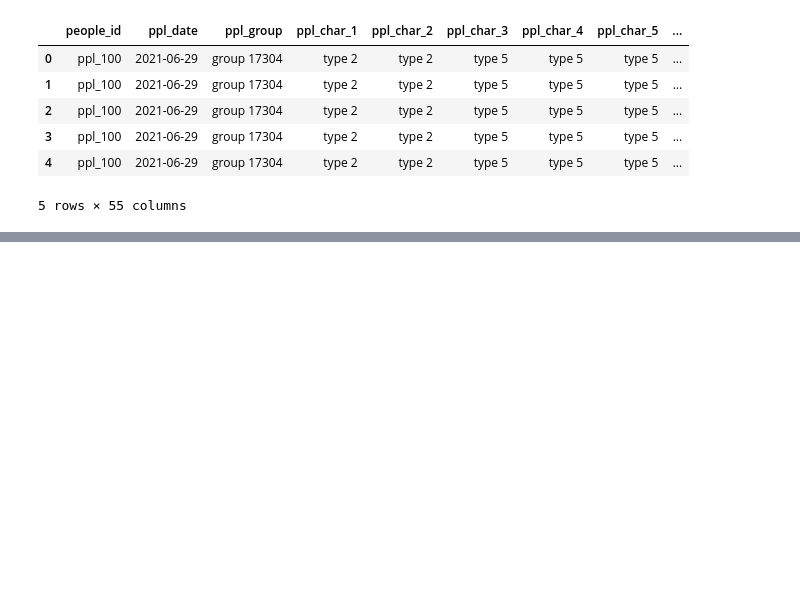
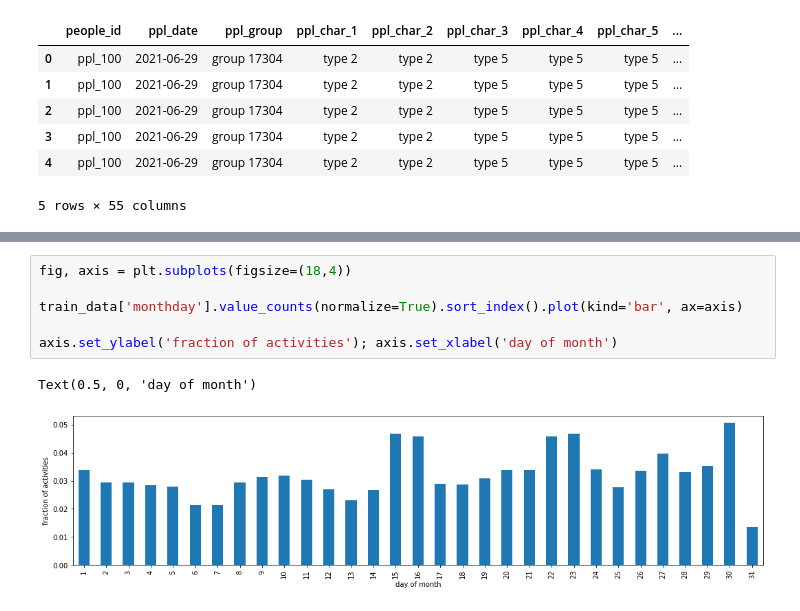
Before and after one commit to HeyIts-RJ/predicting-red-hat-business-value, a Jupyter notebook: final-project.ipynb, the cells around one changed output, grey strips where cells are left out. Drawn from its saved outputs; the diff is of its cells as text; blank space fills up the shorter version.

```diff
--- a/final-project.ipynb
+++ b/final-project.ipynb
@@ -314,0 +328,9 @@ plt.show()
+# %%
+fig, axis = plt.subplots(figsize=(18,4))
+
+train_data['monthday'].value_counts(normalize=True).sort_index().plot(kind='bar', ax=axis)
+
+axis.set_ylabel('fraction of activities'); axis.set_xlabel('day of month')
+# %% [output]
+Text(0.5, 0, 'day of month')
+[figure, added]
```
Also changed, not shown: parts of 8 cells of this notebook.
